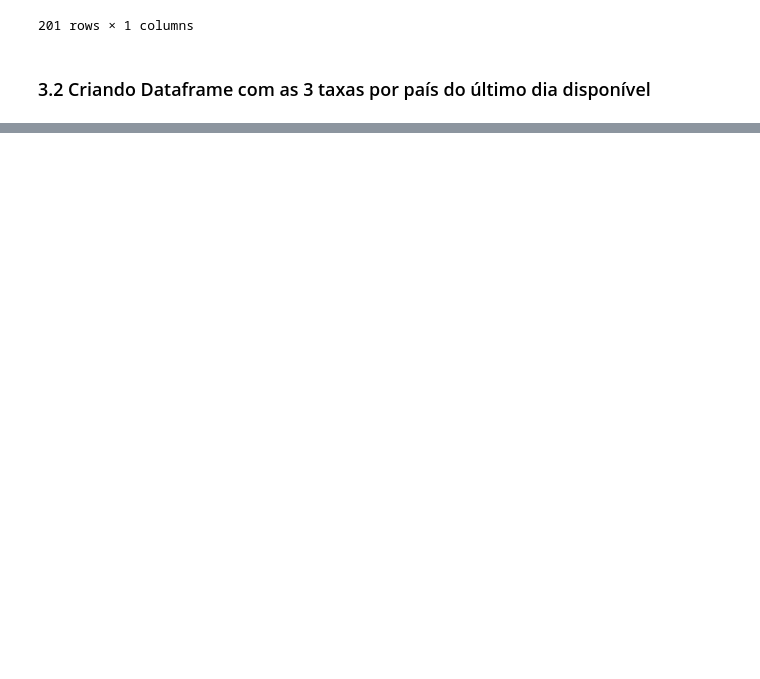
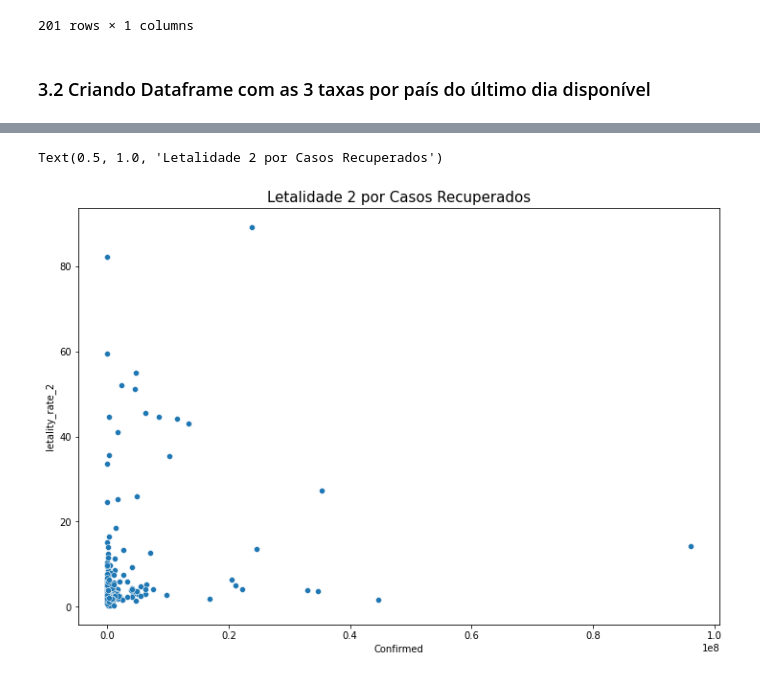
Before and after one commit to ciqueti/Analise_Saude_Medicina, a Jupyter notebook: relatorio.ipynb, the cells around one changed output, grey strips where cells are left out. Cells and saved outputs as stored; diff of their text form; code cells hidden in the pictures; blank space fills up the shorter version.

```diff
--- a/relatorio.ipynb
+++ b/relatorio.ipynb
@@ -359,0 +416,7 @@ Taxa de Letalidade = 1.065224388698267 %
+# %%
+ax = sns.scatterplot(data=combined.query('Recovered > 30'), x='Confirmed', y='letality_rate_2')
+ax.figure.set_size_inches(12,8)
+ax.set_title('Letalidade 2 por Casos Recuperados', fontsize=15)
+# %% [output]
+Text(0.5, 1.0, 'Letalidade 2 por Casos Recuperados')
+[figure, added]
```
Also changed, not shown: parts of 45 cells of this notebook, 1 other file.
